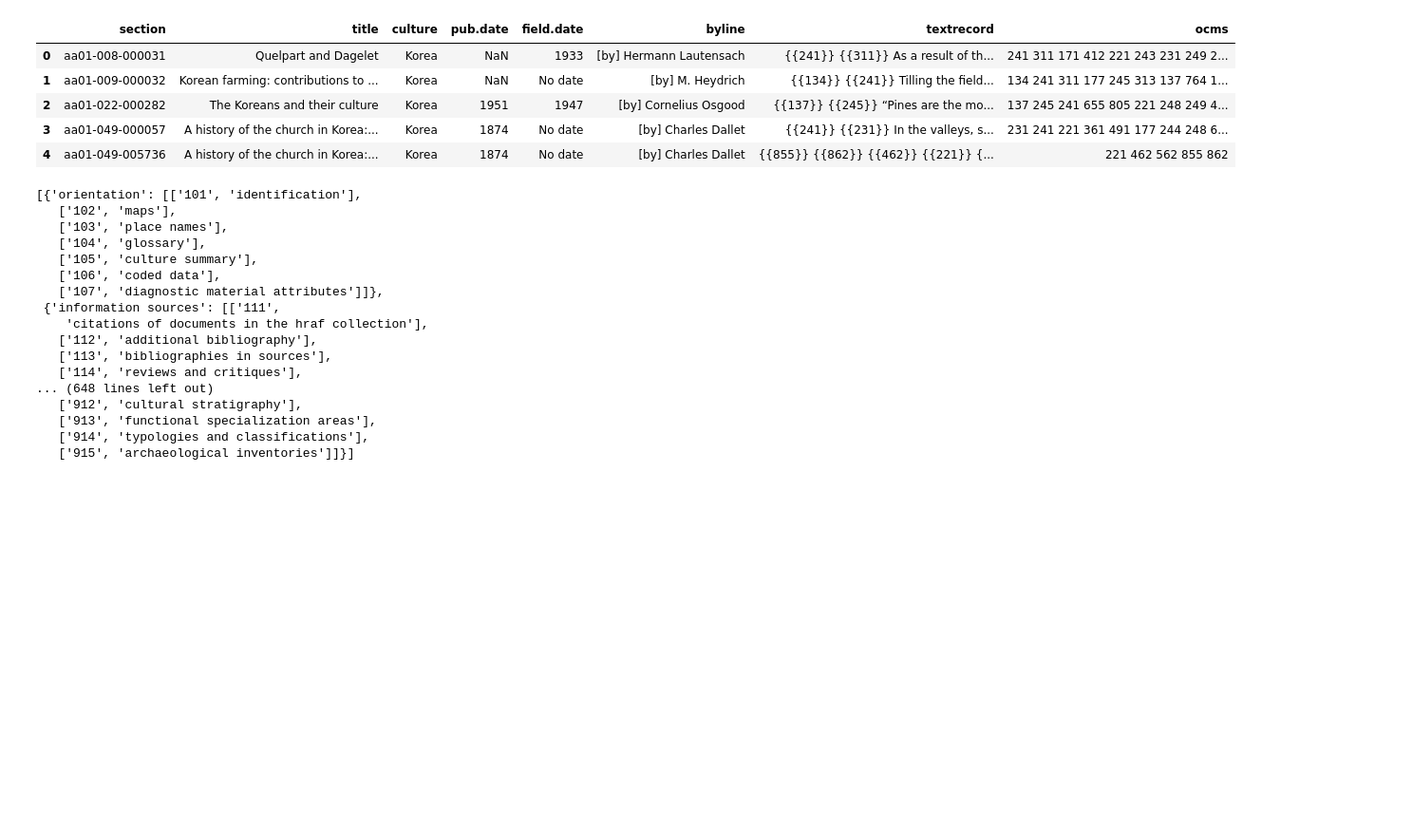
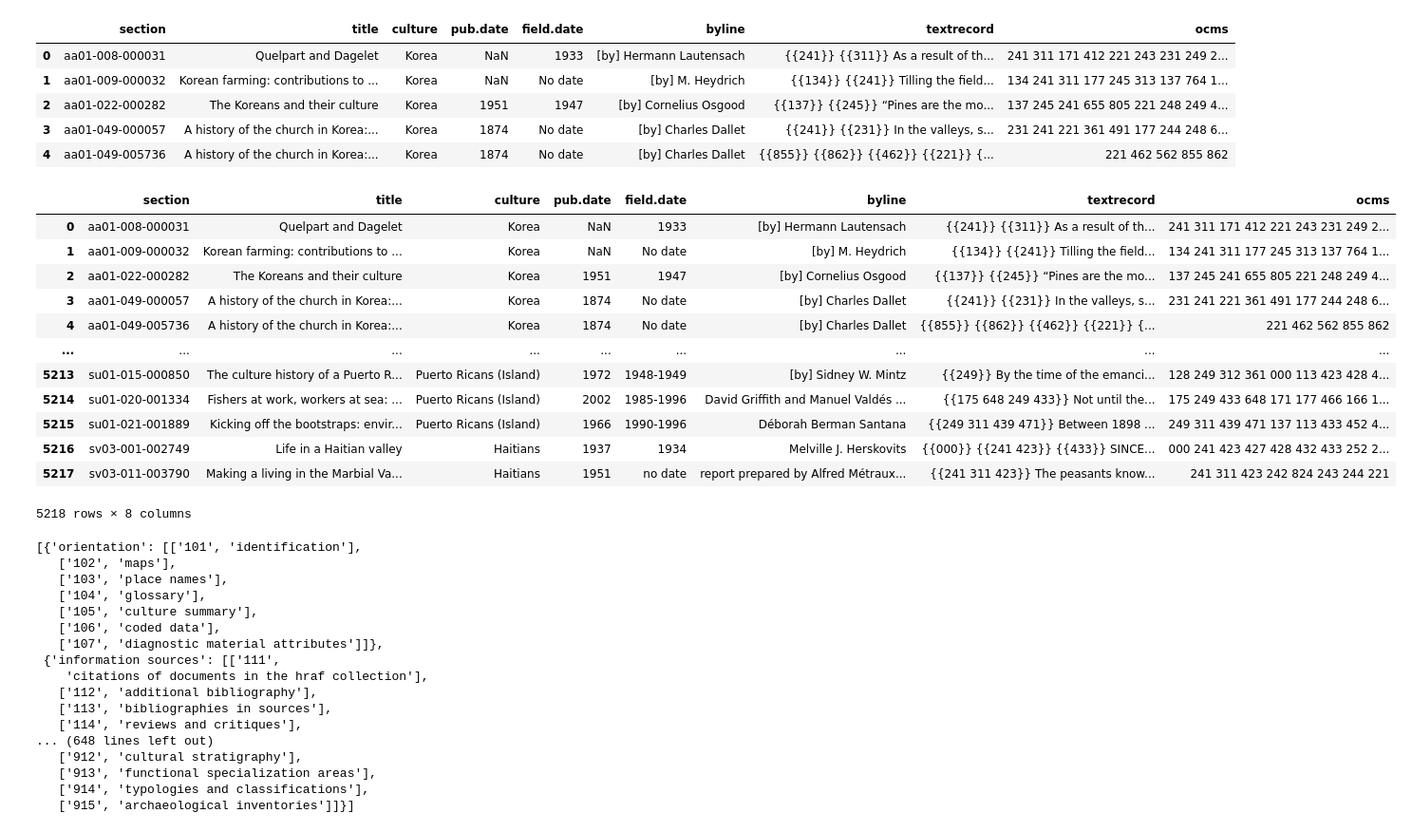
Before and after one commit to hasan-sh/fffff, a Jupyter notebook: exploration/Data Exploration.ipynb, the cells around one changed output. Shown: that part at 95% size. Cells and saved outputs as stored; diff of their text form; code cells hidden in the pictures; blank space fills up the shorter version.

```diff
--- a/exploration/Data Exploration.ipynb
+++ b/exploration/Data Exploration.ipynb
@@ -29,6 +29,22 @@ df.head()
 | 2 | aa01-022-000282 | The Koreans and their culture | Korea | 1951 | 1947 | [by] Cornelius Osgood | {{137}} {{245}} “Pines are the mo... | 137 245 241 655 805 221 248 249 4... |
 | 3 | aa01-049-000057 | A history of the church in Korea:... | Korea | 1874 | No date | [by] Charles Dallet | {{241}} {{231}} In the valleys, s... | 231 241 221 361 491 177 244 248 6... |
 | 4 | aa01-049-005736 | A history of the church in Korea:... | Korea | 1874 | No date | [by] Charles Dallet | {{855}} {{862}} {{462}} {{221}} {... | 221 462 562 855 862 |
+# %%
+df
+# %% [output]
+|  | section | title | culture | pub.date | field.date | byline | textrecord | ocms |
+| 0 | aa01-008-000031 | Quelpart and Dagelet | Korea | NaN | 1933 | [by] Hermann Lautensach | {{241}} {{311}} As a result of th... | 241 311 171 412 221 243 231 249 2... |
+| 1 | aa01-009-000032 | Korean farming: contributions to ... | Korea | NaN | No date | [by] M. Heydrich | {{134}} {{241}} Tilling the field... | 134 241 311 177 245 313 137 764 1... |
+| 2 | aa01-022-000282 | The Koreans and their culture | Korea | 1951 | 1947 | [by] Cornelius Osgood | {{137}} {{245}} “Pines are the mo... | 137 245 241 655 805 221 248 249 4... |
+| 3 | aa01-049-000057 | A history of the church in Korea:... | Korea | 1874 | No date | [by] Charles Dallet | {{241}} {{231}} In the valleys, s... | 231 241 221 361 491 177 244 248 6... |
+| 4 | aa01-049-005736 | A history of the church in Korea:... | Korea | 1874 | No date | [by] Charles Dallet | {{855}} {{862}} {{462}} {{221}} {... | 221 462 562 855 862 |
+| ... | ... | ... | ... | ... | ... | ... | ... | ... |
+| 5213 | su01-015-000850 | The culture history of a Puerto R... | Puerto Ricans (Island) | 1972 | 1948-1949 | [by] Sidney W. Mintz | {{249}} By the time of the emanci... | 128 249 312 361 000 113 423 428 4... |
+| 5214 | su01-020-001334 | Fishers at work, workers at sea: ... | Puerto Ricans (Island) | 2002 | 1985-1996 | David Griffith and Manuel Valdés ... | {{175 648 249 433}} Not until the... | 175 249 433 648 171 177 466 166 1... |
+| 5215 | su01-021-001889 | Kicking off the bootstraps: envir... | Puerto Ricans (Island) | 1966 | 1990-1996 | Déborah Berman Santana | {{249 311 439 471}} Between 1898 ... | 249 311 439 471 137 113 433 452 4... |
+| 5216 | sv03-001-002749 | Life in a Haitian valley | Haitians | 1937 | 1934 | Melville J. Herskovits | {{000}} {{241 423}} {{433}} SINCE... | 000 241 423 427 428 432 433 252 2... |
+| 5217 | sv03-011-003790 | Making a living in the Marbial Va... | Haitians | 1951 | no date | report prepared by Alfred Métraux... | {{241 311 423}} The peasants know... | 241 311 423 242 824 243 244 221 |
+5218 rows × 8 columns
 # %%
 id_to_label = {}
 for item in ocms:
```
Also changed, not shown: parts of 2 cells of this notebook, 4 other files.
